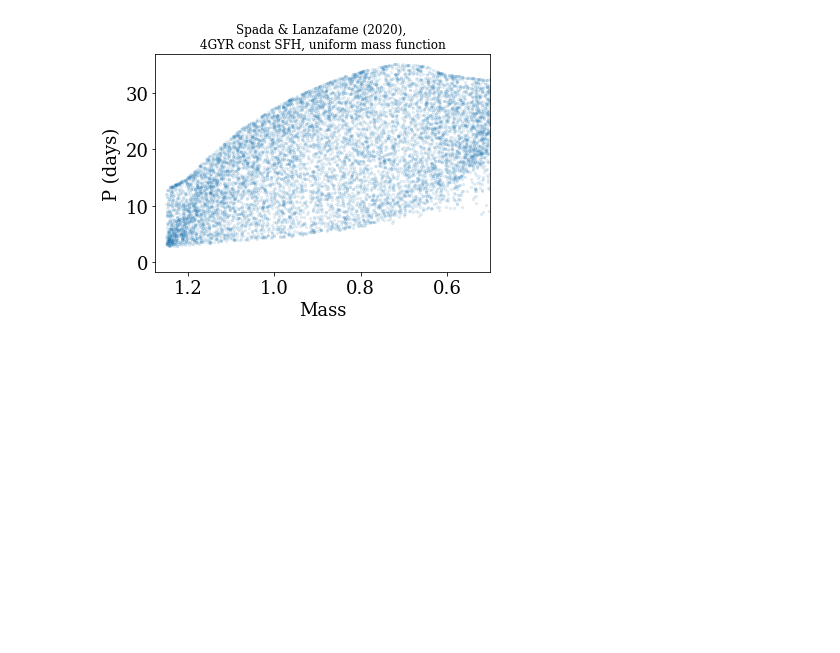
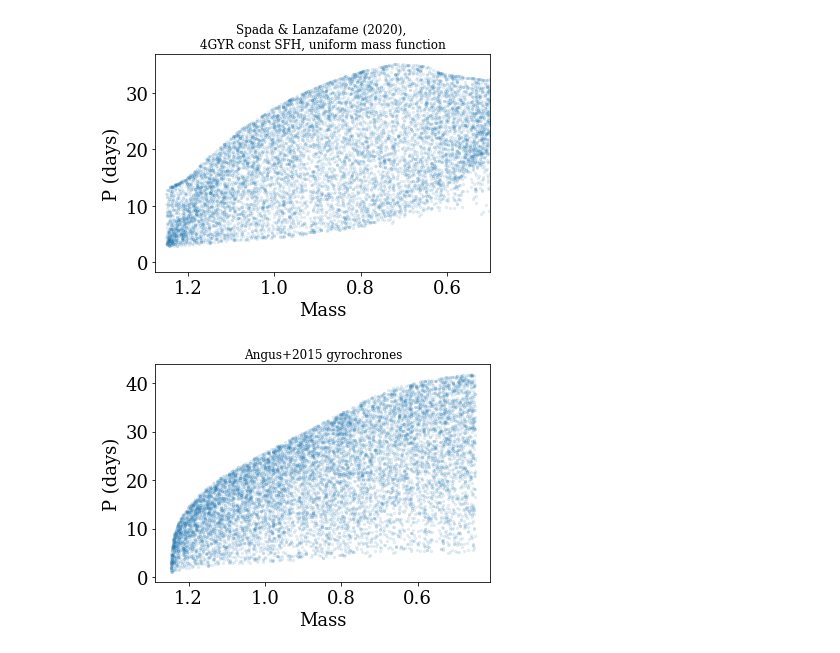
Before and after one commit to jradavenport/stall-down, a Jupyter notebook: code/SL20.ipynb, the cells around one changed output. Saved outputs shown, nothing was run; the diff lists cells and outputs as text; code cells hidden in the pictures; blank space fills up the shorter version.

```diff
--- a/code/SL20.ipynb
+++ b/code/SL20.ipynb
@@ -129,0 +196,9 @@ plt.savefig('SL20_test.jpg', dpi=150, bbox_inches='tight', pad_inches=0.25)
+# %%
+plt.scatter(yynew.flatten()[Rind], Angus2015(BVnew, xxnew.flatten()[Rind] * 1e3), alpha=.1,s=5)
+
+plt.xlabel('Mass')
+plt.ylabel('P (days)')
+plt.title('Angus+2015 gyrochrones',fontsize=12)
+plt.gca().invert_xaxis()
+# %% [output]
+[figure, added]
```
Also changed, not shown: parts of 11 cells of this notebook, 1 other file.
